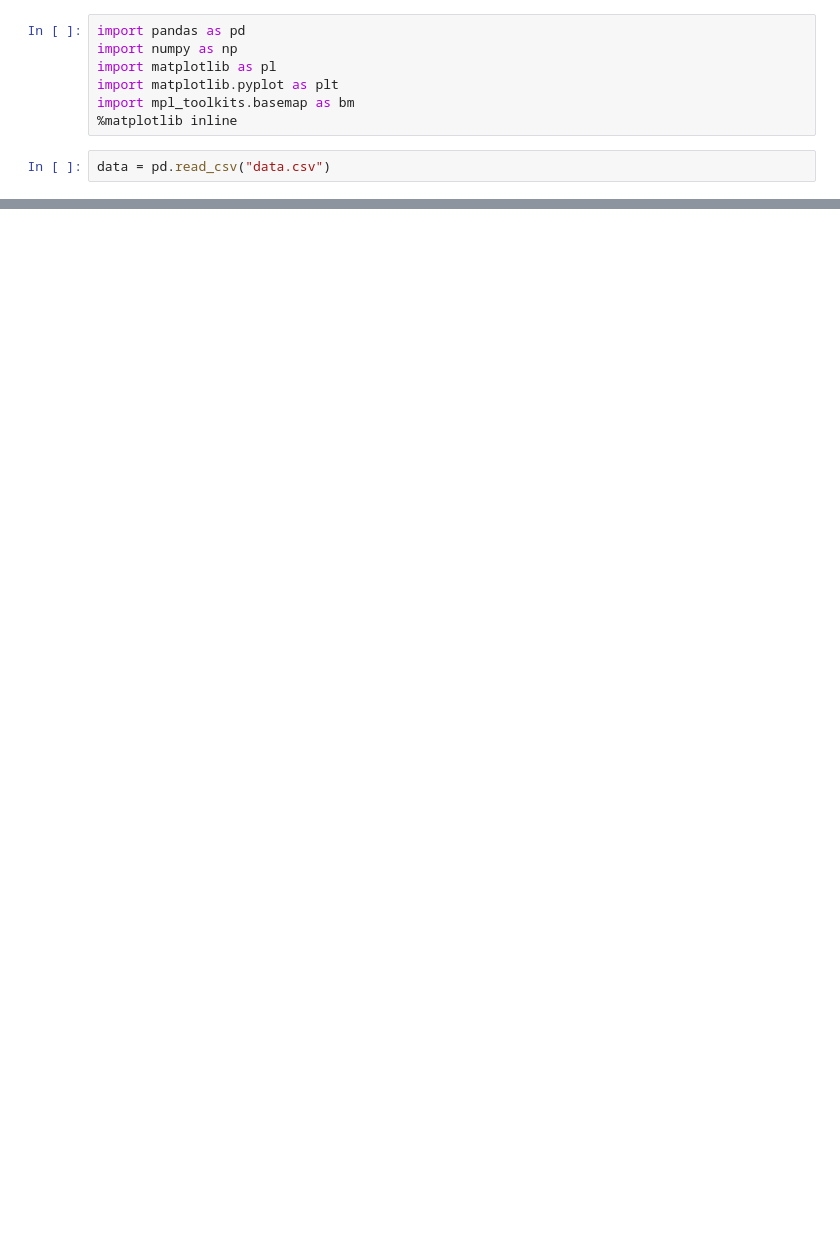
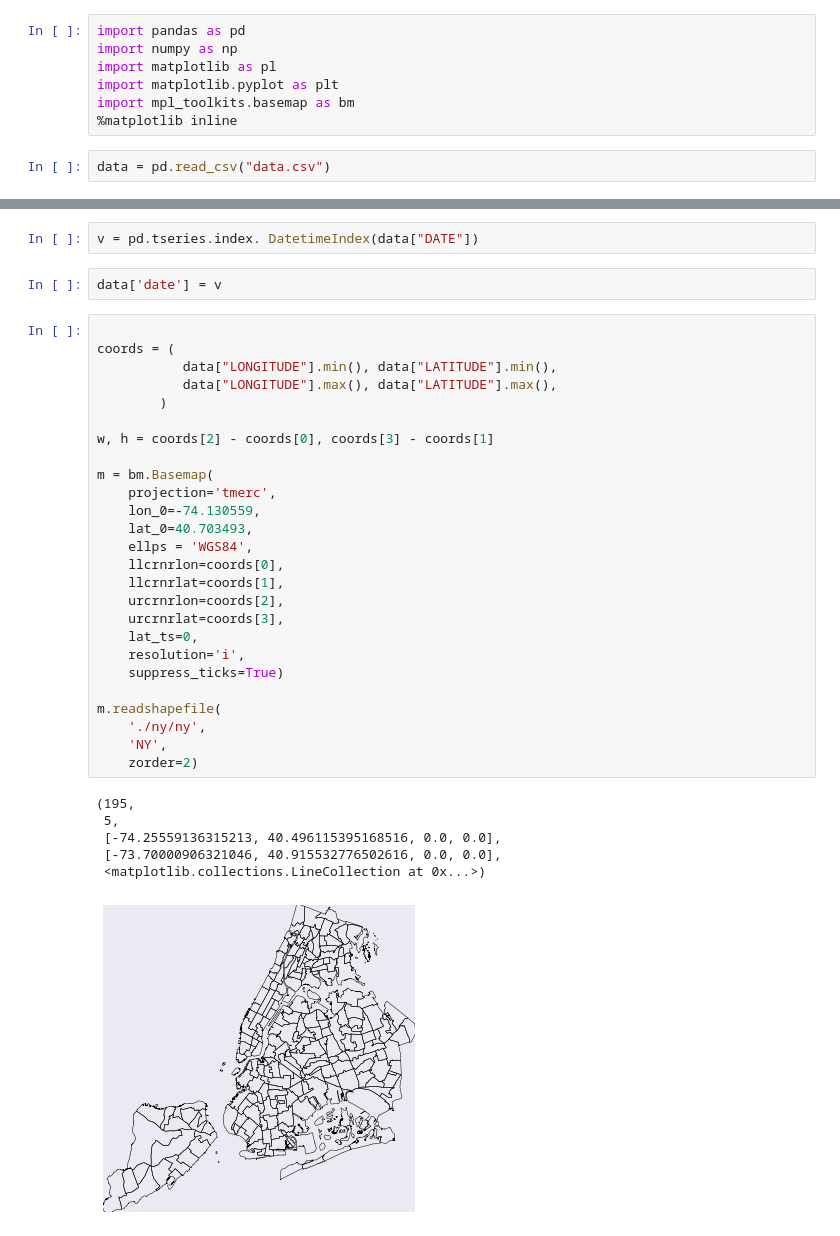
Before and after one commit to maltandhop/technosphere, a Jupyter notebook: project.ipynb, the cells around one changed output, grey strips where cells are left out. Drawn from its saved outputs; the diff is of its cells as text; blank space fills up the shorter version.

```diff
--- a/project.ipynb
+++ b/project.ipynb
@@ -19,0 +68,37 @@ data.head()
+# %%
+v = pd.tseries.index. DatetimeIndex(data["DATE"])
+# %%
+data['date'] = v
+# %%
+
+coords = (
+           data["LONGITUDE"].min(), data["LATITUDE"].min(),
+           data["LONGITUDE"].max(), data["LATITUDE"].max(),
+        )
+
+w, h = coords[2] - coords[0], coords[3] - coords[1]
+
+m = bm.Basemap(
+    projection='tmerc',
+    lon_0=-74.130559,
+    lat_0=40.703493,
+    ellps = 'WGS84',
+    llcrnrlon=coords[0],
+    llcrnrlat=coords[1],
+    urcrnrlon=coords[2],
+    urcrnrlat=coords[3],
+    lat_ts=0,
+    resolution='i',
+    suppress_ticks=True)
+
+m.readshapefile(
+    './ny/ny',
+    'NY',
+    zorder=2)
+# %% [output]
+(195,
+ 5,
+ [-74.25559136315213, 40.496115395168516, 0.0, 0.0],
+ [-73.70000906321046, 40.915532776502616, 0.0, 0.0],
+ <matplotlib.collections.LineCollection at 0x...>)
+[figure, added]
```
Also changed, not shown: parts of 9 cells of this notebook, 4 other files.
